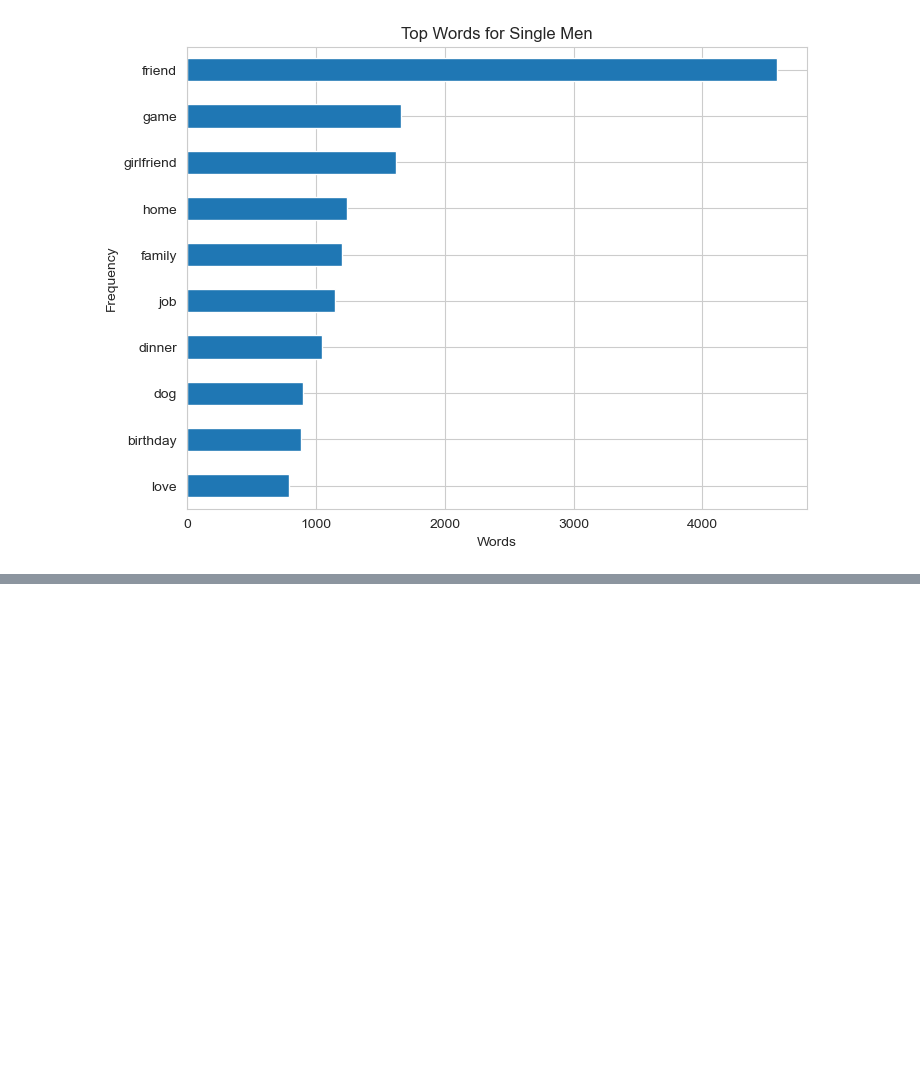
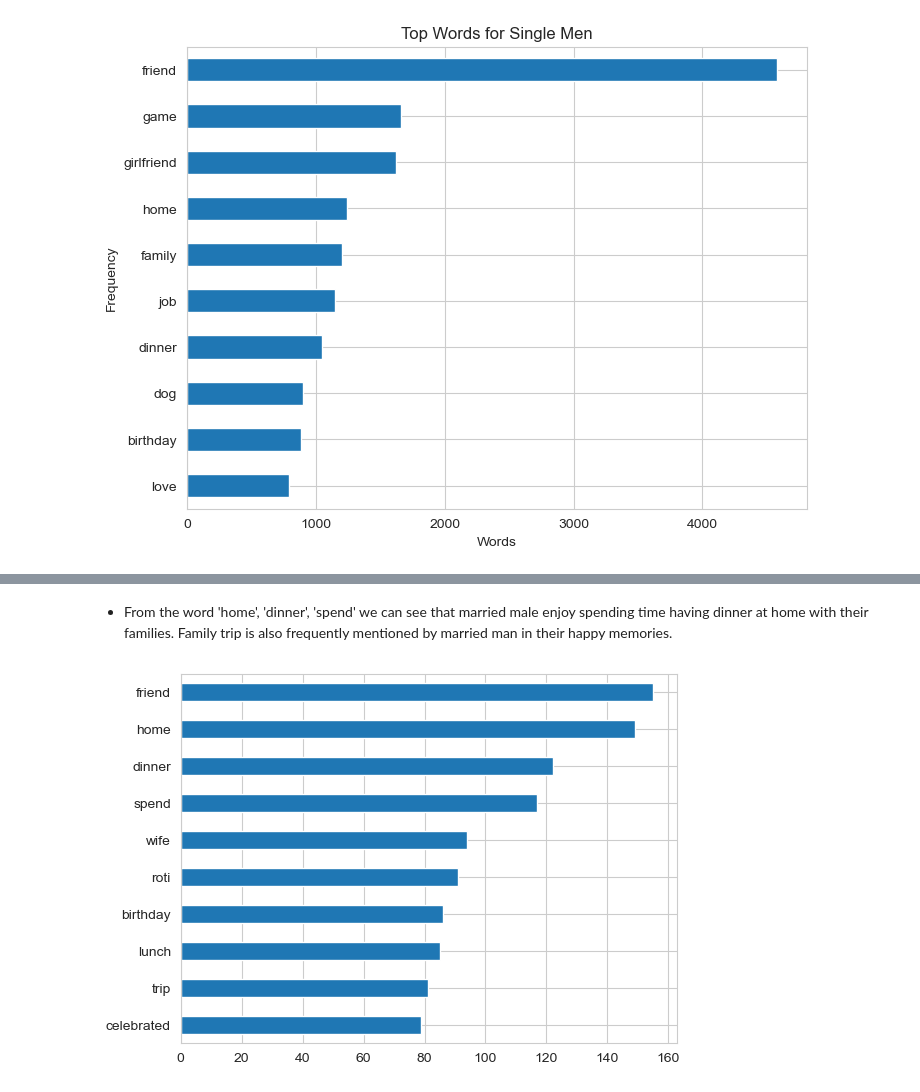
Before and after one commit to TZstatsADS/ads-spring2024-project1-OscaR020101, a Jupyter notebook: doc/project1-5243.ipynb, the cells around one changed output, grey strips where cells are left out. Saved outputs shown, nothing was run; the diff lists cells and outputs as text; code cells hidden in the pictures; blank space fills up the shorter version.

```diff
--- a/doc/project1-5243.ipynb
+++ b/doc/project1-5243.ipynb
@@ -134,0 +147,8 @@ for i, (status, gender) in enumerate(zip(marital_status, genders)):
+# %% [markdown]
+- From the word 'home', 'dinner', 'spend' we can see that married male enjoy spending time having dinner at home with their families. Family trip is also frequently mentioned by married man in their happy memories.
+# %%
+cooccurrence_freqs_family = get_cooccurrence_frequencies(married_men_stories, 'family')
+cooccurrence_freqs_family.head(10).plot(kind='barh')
+plt.gca().invert_yaxis()
+# %% [output]
+[figure, added]
```
Also changed, not shown: parts of 7 cells of this notebook.
